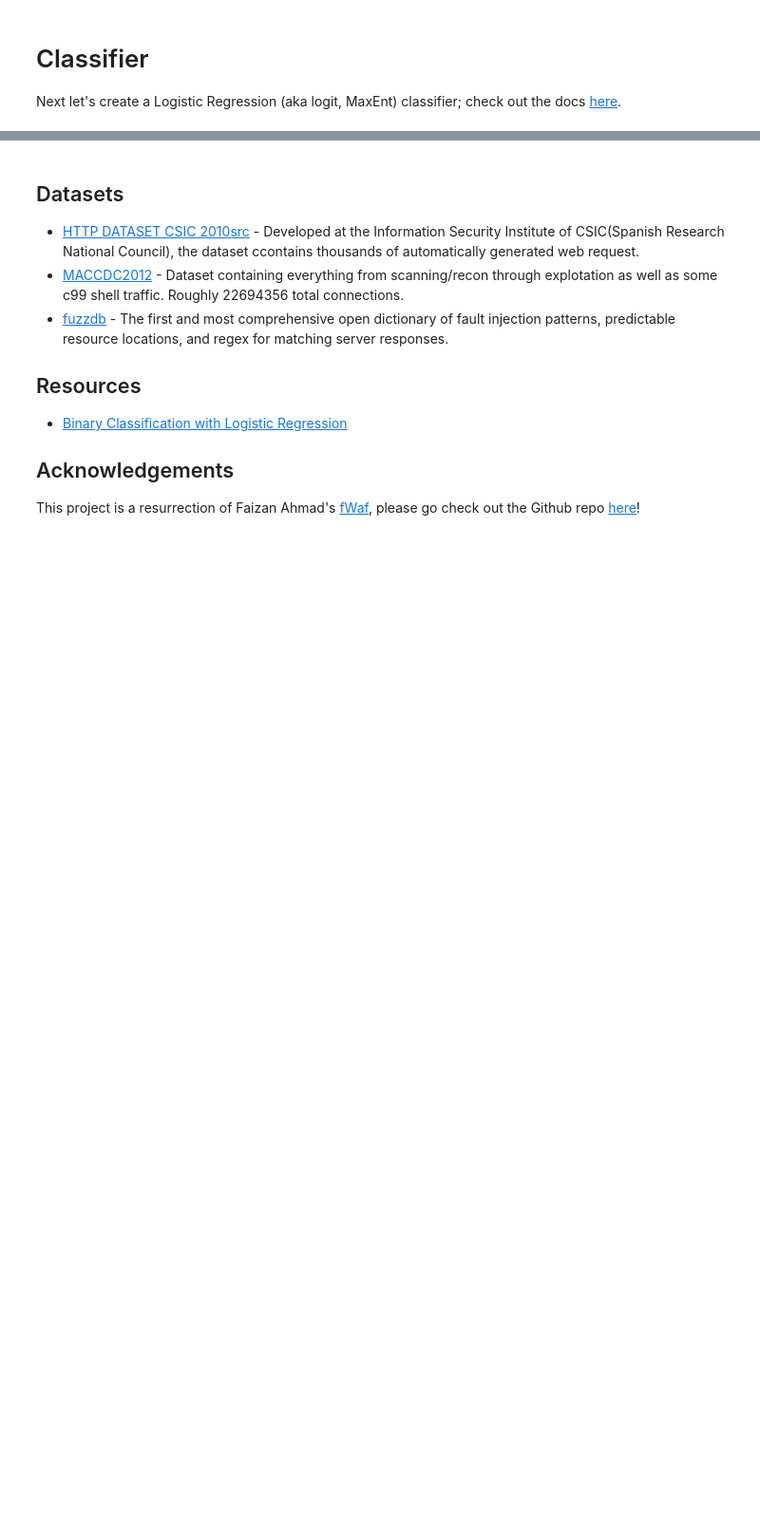
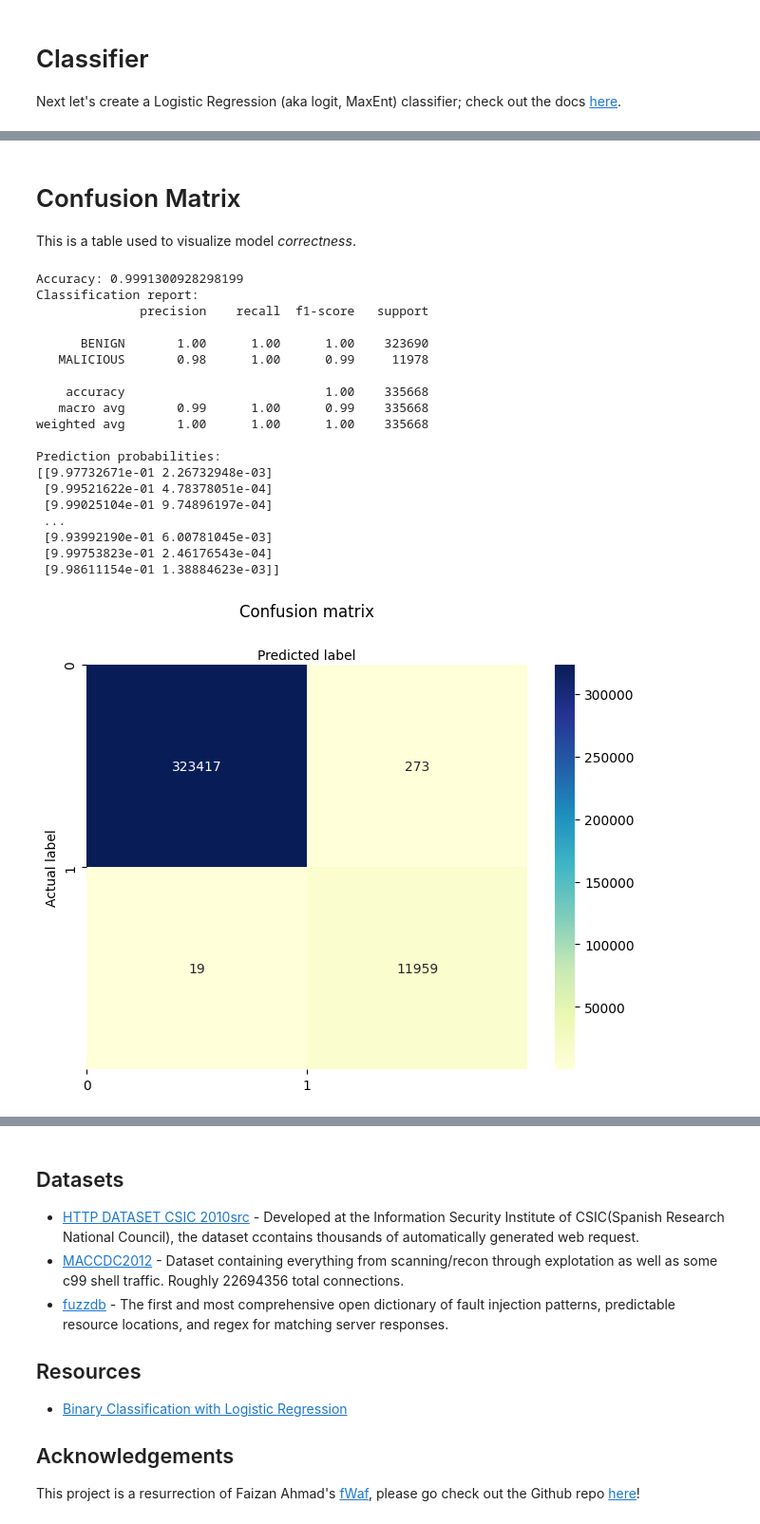
Before and after one commit to christopherwoodall/ml-for-cybersecurity, a Jupyter notebook: query-binary-classifier/query-binary-classifier.ipynb, the cells around one changed output, grey strips where cells are left out. Shown at 95% size. Saved outputs shown, nothing was run; the diff lists cells and outputs as text; code cells hidden in the pictures; blank space fills up the shorter version.

```diff
--- a/query-binary-classifier/query-binary-classifier.ipynb
+++ b/query-binary-classifier/query-binary-classifier.ipynb
@@ -56,0 +131,53 @@ Next let's create a Logistic Regression (aka logit, MaxEnt) classifier; check ou
+# %% [markdown]
+# Confusion Matrix
+
+This is a table used to visualize model *correctness*.
+# %%
+from sklearn.metrics import classification_report, confusion_matrix
+
+
+class_names = [0, 1]
+target_names = ['BENIGN', 'MALICIOUS']
+
+y_pred = classifier.predict(x_test)
+cnf_matrix = confusion_matrix(y_test, y_pred)
+tick_marks = numpy.arange(len(class_names))
+
+fig, ax = plt.subplots()
+seaborn.heatmap(pandas.DataFrame(cnf_matrix), annot=True, cmap="YlGnBu" ,fmt='g')
+ax.xaxis.set_label_position("top")
+plt.tight_layout()
+plt.xticks(tick_marks, class_names)
+plt.yticks(tick_marks, class_names)
+plt.title('Confusion matrix', y=1.1)
+plt.ylabel('Actual label')
+plt.xlabel('Predicted label')
+
+print(f"Accuracy: {classifier.score(x_test, y_test)}")
+print("Classification report:")
+print(classification_report(y_test, y_pred, target_names=target_names))
+print("Prediction probabilities:")
+print(classifier.predict_proba(x_test))
+
+plt.show()
+# %% [output]
+Accuracy: 0.9991300928298199
+Classification report:
+              precision    recall  f1-score   support
+
+      BENIGN       1.00      1.00      1.00    323690
+   MALICIOUS       0.98      1.00      0.99     11978
+
+    accuracy                           1.00    335668
+   macro avg       0.99      1.00      0.99    335668
+weighted avg       1.00      1.00      1.00    335668
+
+Prediction probabilities:
+[[9.97732671e-01 2.26732948e-03]
+ [9.99521622e-01 4.78378051e-04]
+ [9.99025104e-01 9.74896197e-04]
+ ...
+ [9.93992190e-01 6.00781045e-03]
+ [9.99753823e-01 2.46176543e-04]
+ [9.98611154e-01 1.38884623e-03]]
+[figure, added]
```
Also changed, not shown: parts of 14 cells of this notebook.
